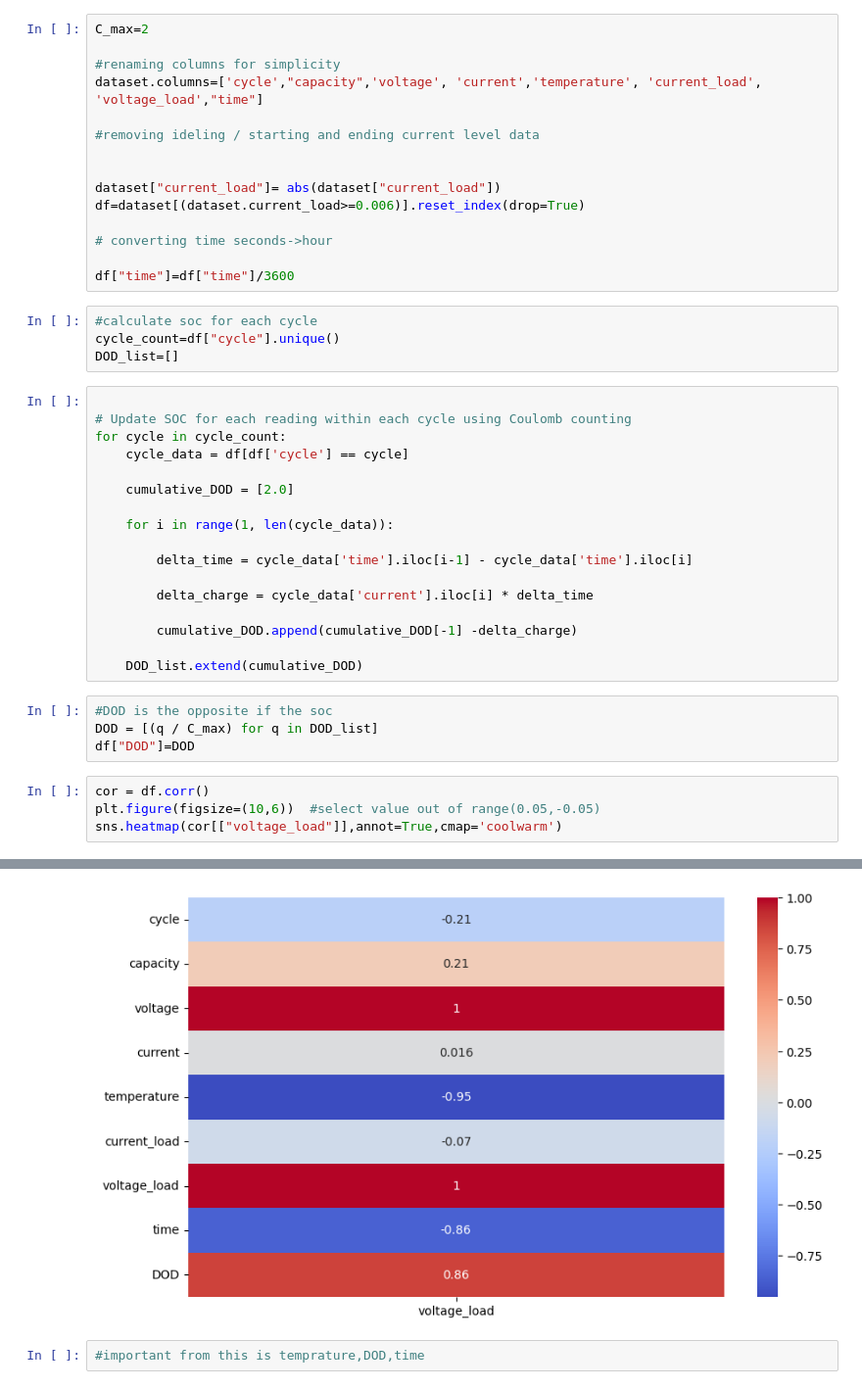
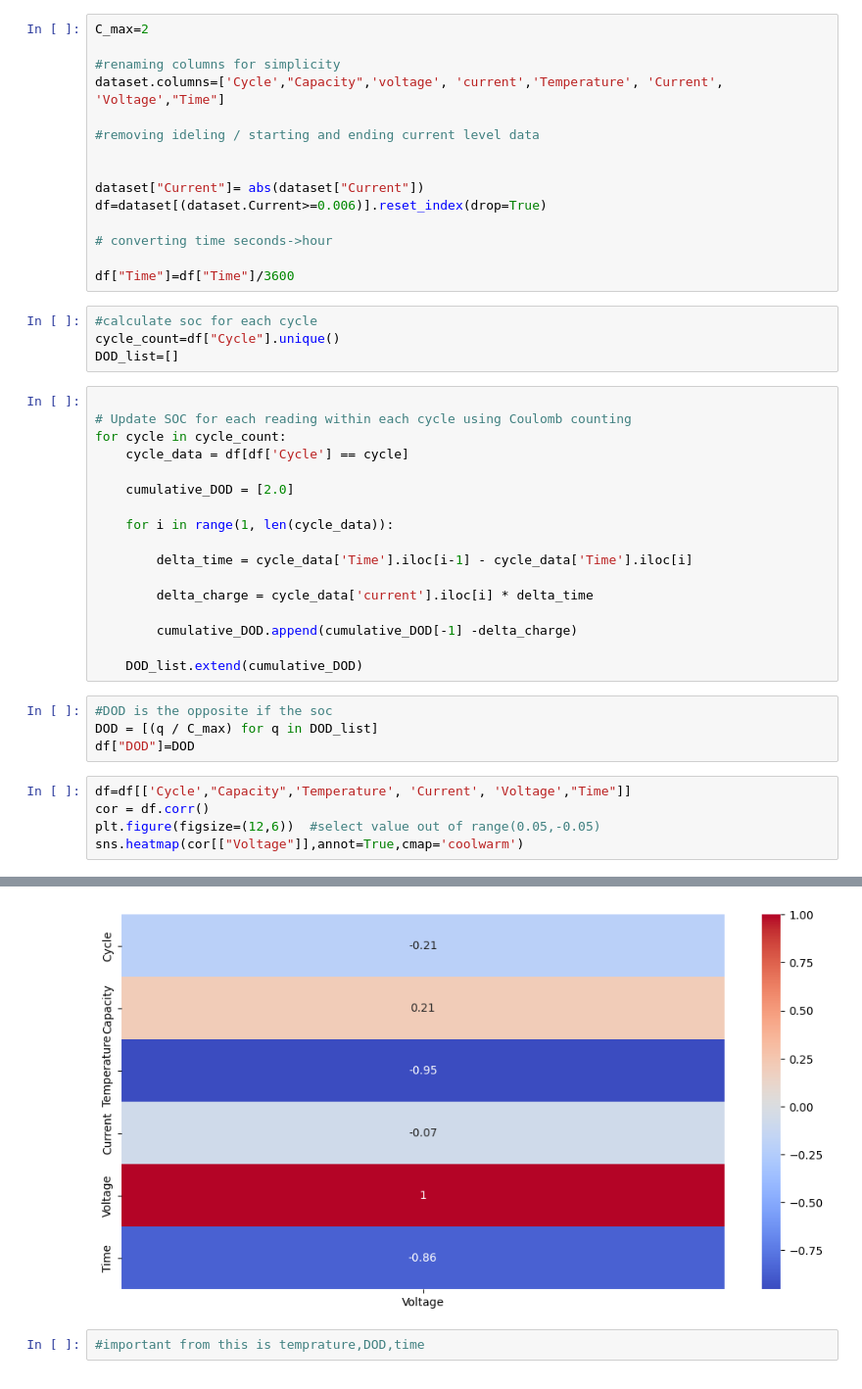
Before and after one commit to Tarakesh-sampath/DOD-Estimation-Of-Battery, a Jupyter notebook: Feature_testing.ipynb, the cells around one changed output, grey strips where cells are left out. Shown at 98% size. Drawn from its saved outputs; the diff is of its cells as text.

```diff
--- a/Feature_testing.ipynb
+++ b/Feature_testing.ipynb
@@ -11,32 +11,32 @@ dataset=pd.read_csv(file_1)
 C_max=2
 
 #renaming columns for simplicity
-dataset.columns=['cycle',"capacity",'voltage', 'current','temperature', 'current_load', 'voltage_load',"time"]
+dataset.columns=['Cycle',"Capacity",'voltage', 'current','Temperature', 'Current', 'Voltage',"Time"]
 
 #removing ideling / starting and ending current level data
 
 
-dataset["current_load"]= abs(dataset["current_load"])
-df=dataset[(dataset.current_load>=0.006)].reset_index(drop=True)
+dataset["Current"]= abs(dataset["Current"])
+df=dataset[(dataset.Current>=0.006)].reset_index(drop=True)
 
 # converting time seconds->hour
 
-df["time"]=df["time"]/3600
+df["Time"]=df["Time"]/3600
 # %%
 #calculate soc for each cycle
-cycle_count=df["cycle"].unique()
+cycle_count=df["Cycle"].unique()
 DOD_list=[]
 # %%
 
 # Update SOC for each reading within each cycle using Coulomb counting
 for cycle in cycle_count:
-    cycle_data = df[df['cycle'] == cycle]
+    cycle_data = df[df['Cycle'] == cycle]
 
     cumulative_DOD = [2.0]
 
     for i in range(1, len(cycle_data)):
 
-        delta_time = cycle_data['time'].iloc[i-1] - cycle_data['time'].iloc[i]
+        delta_time = cycle_data['Time'].iloc[i-1] - cycle_data['Time'].iloc[i]
 
         delta_charge = cycle_data['current'].iloc[i] * delta_time
 
@@ -48,12 +48,13 @@ for cycle in cycle_count:
 DOD = [(q / C_max) for q in DOD_list]
 df["DOD"]=DOD
 # %%
+df=df[['Cycle',"Capacity",'Temperature', 'Current', 'Voltage',"Time"]]
 cor = df.corr()
-plt.figure(figsize=(10,6))  #select value out of range(0.05,-0.05)
-sns.heatmap(cor[["voltage_load"]],annot=True,cmap='coolwarm')
+plt.figure(figsize=(12,6))  #select value out of range(0.05,-0.05)
+sns.heatmap(cor[["Voltage"]],annot=True,cmap='coolwarm')
 # %% [output]
 <Axes: >
-[figure, old version]
+[figure, new version]
 # %%
 #important from this is temprature,DOD,time
 # %%
```
